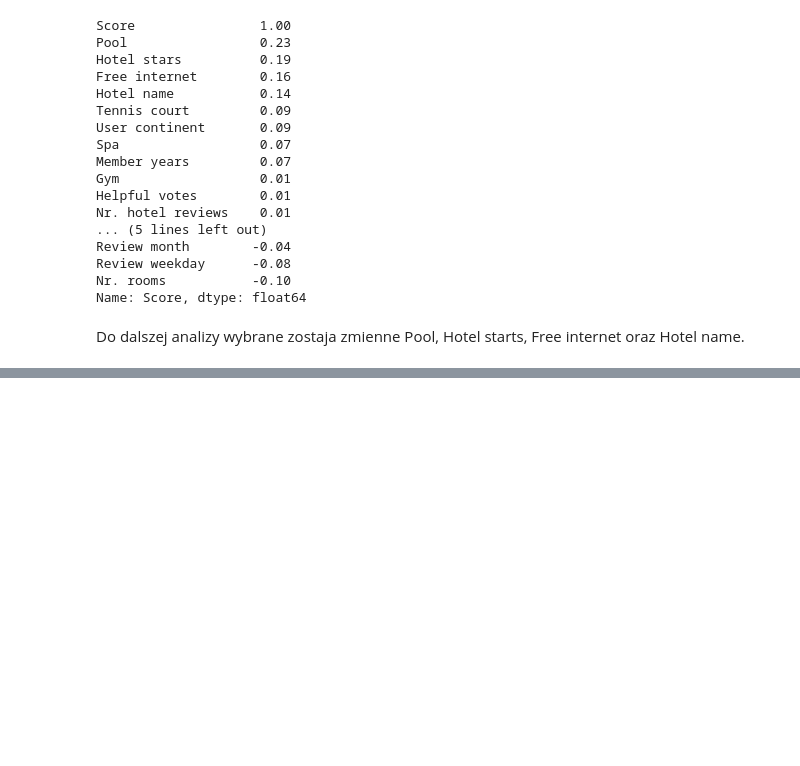
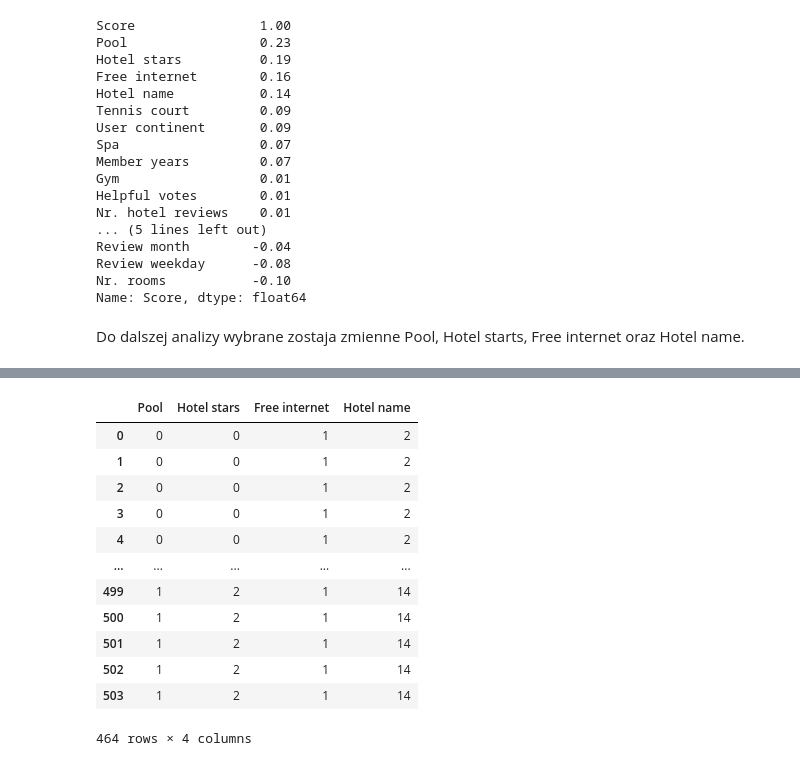
Before and after one commit to WildFireCodes/Computational-intelligence-in-data-analysis, a Jupyter notebook: Projekt/EDA.ipynb, the cells around one changed output, grey strips where cells are left out. Drawn from its saved outputs; the diff is of its cells as text; code cells hidden in the pictures; blank space fills up the shorter version.

```diff
--- a/Projekt/EDA.ipynb
+++ b/Projekt/EDA.ipynb
@@ -186,3 +237,19 @@ Do dalszej analizy wybrane zostaja zmienne Pool, Hotel starts, Free internet ora
 # %%
 X = data_clean[['Pool', 'Hotel stars', 'Free internet', 'Hotel name']]
 y = data_clean['Score']
+# %%
+X
+# %% [output]
+|  | Pool | Hotel stars | Free internet | Hotel name |
+| 0 | 0 | 0 | 1 | 2 |
+| 1 | 0 | 0 | 1 | 2 |
+| 2 | 0 | 0 | 1 | 2 |
+| 3 | 0 | 0 | 1 | 2 |
+| 4 | 0 | 0 | 1 | 2 |
+| ... | ... | ... | ... | ... |
+| 499 | 1 | 2 | 1 | 14 |
+| 500 | 1 | 2 | 1 | 14 |
+| 501 | 1 | 2 | 1 | 14 |
+| 502 | 1 | 2 | 1 | 14 |
+| 503 | 1 | 2 | 1 | 14 |
+464 rows × 4 columns
```
Also changed, not shown: parts of 10 cells of this notebook, 1 other file.
